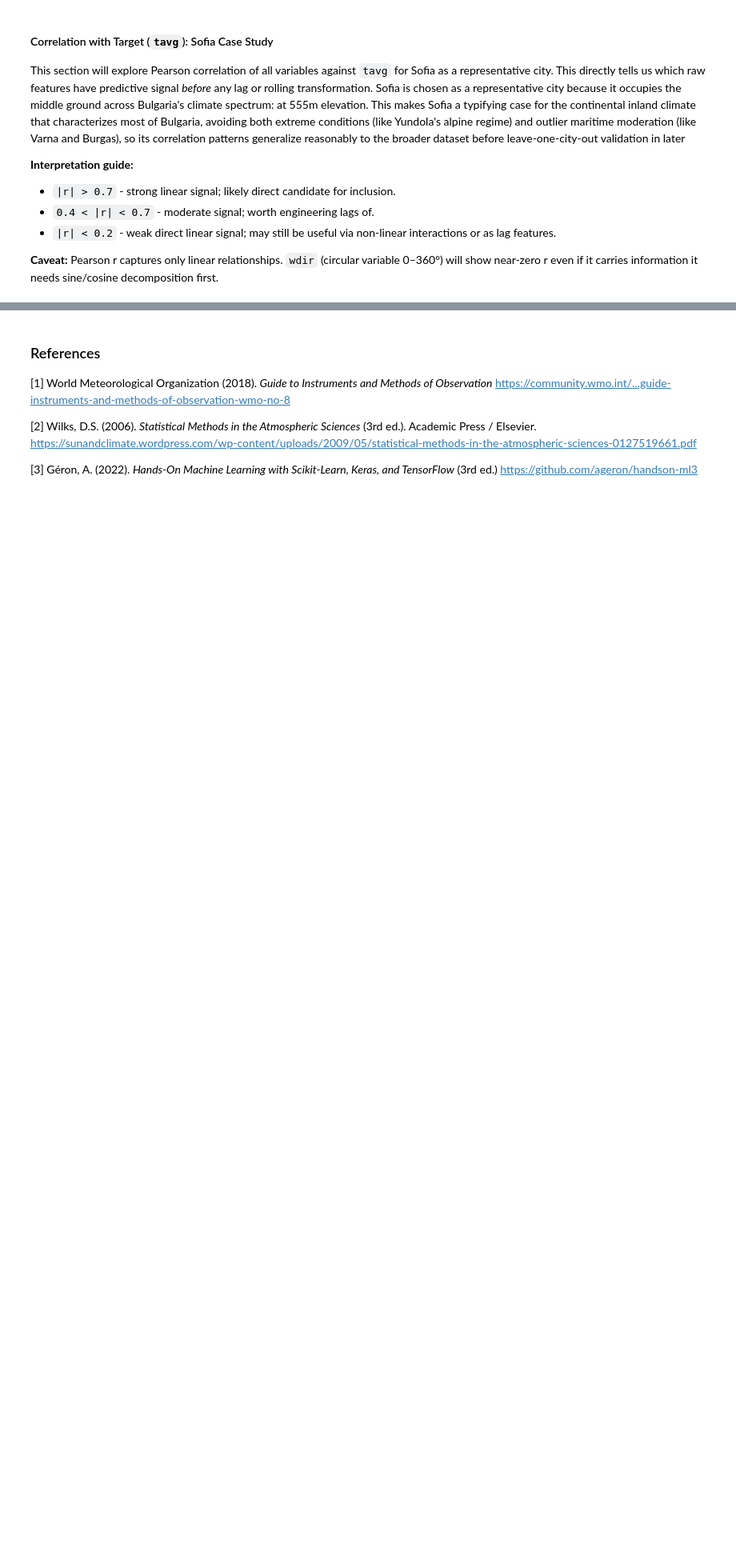
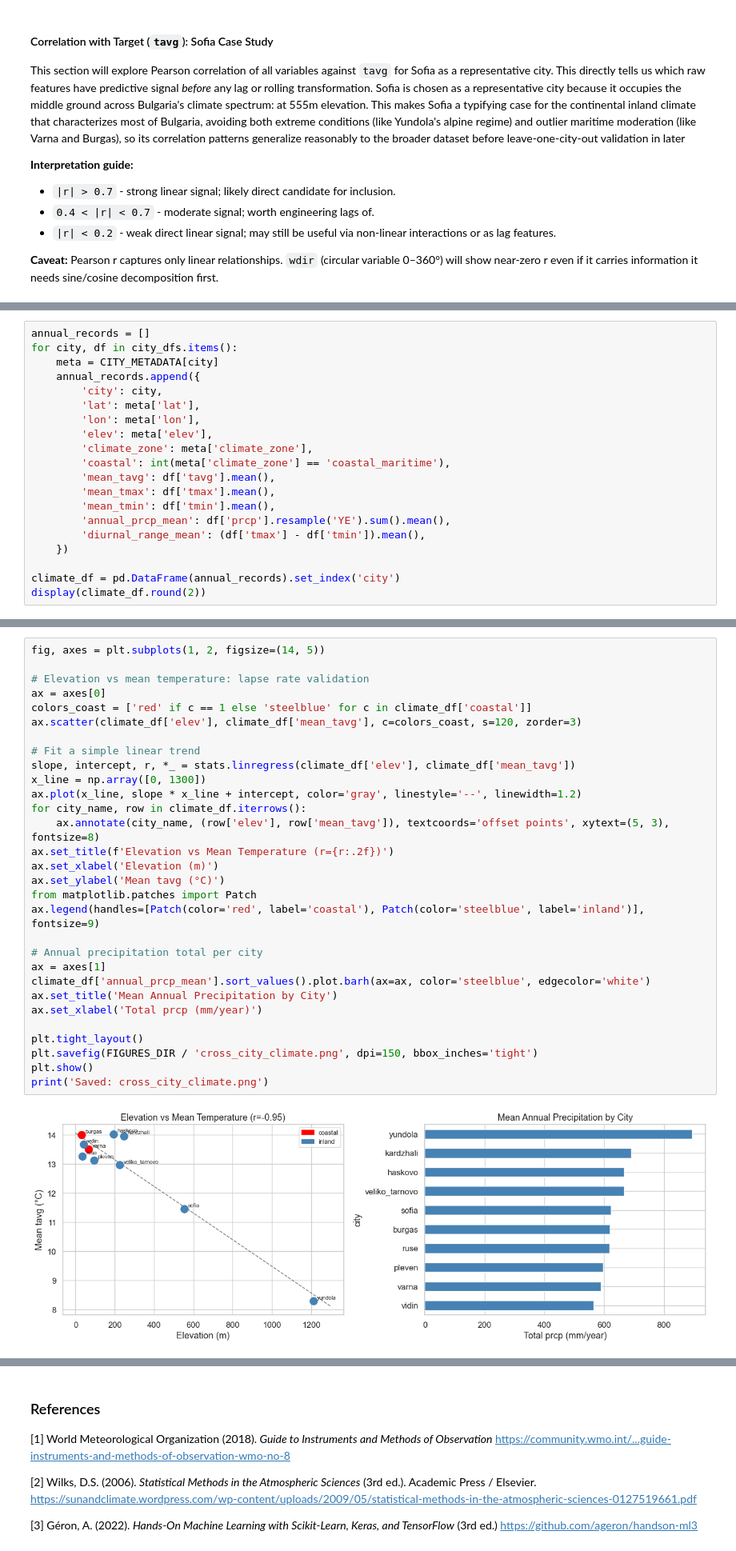
Before and after one commit to crystal-wolfer/AI-ML26-C03-weather-forecasting, a Jupyter notebook: notebooks/01_data_collection_and_eda.ipynb, the cells around one changed output, grey strips where cells are left out. Shown at 80% size. Drawn from its saved outputs; the diff is of its cells as text; blank space fills up the shorter version.

```diff
--- a/notebooks/01_data_collection_and_eda.ipynb
+++ b/notebooks/01_data_collection_and_eda.ipynb
@@ -711,0 +894,20 @@ cloud        -0.384309
+# %%
+annual_records = []
+for city, df in city_dfs.items():
+    meta = CITY_METADATA[city]
+    annual_records.append({
+        'city': city,
+        'lat': meta['lat'],
+        'lon': meta['lon'],
+        'elev': meta['elev'],
+        'climate_zone': meta['climate_zone'],
+        'coastal': int(meta['climate_zone'] == 'coastal_maritime'),
+        'mean_tavg': df['tavg'].mean(),
+        'mean_tmax': df['tmax'].mean(),
+        'mean_tmin': df['tmin'].mean(),
+        'annual_prcp_mean': df['prcp'].resample('YE').sum().mean(),
+        'diurnal_range_mean': (df['tmax'] - df['tmin']).mean(),
+    })
+
+climate_df = pd.DataFrame(annual_records).set_index('city')
+display(climate_df.round(2))
@@ -711,0 +927,32 @@ cloud        -0.384309
+# %%
+fig, axes = plt.subplots(1, 2, figsize=(14, 5))
+
+# Elevation vs mean temperature: lapse rate validation
+ax = axes[0]
+colors_coast = ['red' if c == 1 else 'steelblue' for c in climate_df['coastal']]
+ax.scatter(climate_df['elev'], climate_df['mean_tavg'], c=colors_coast, s=120, zorder=3)
+
+# Fit a simple linear trend
+slope, intercept, r, *_ = stats.linregress(climate_df['elev'], climate_df['mean_tavg'])
+x_line = np.array([0, 1300])
+ax.plot(x_line, slope * x_line + intercept, color='gray', linestyle='--', linewidth=1.2)
+for city_name, row in climate_df.iterrows():
+    ax.annotate(city_name, (row['elev'], row['mean_tavg']), textcoords='offset points', xytext=(5, 3), fontsize=8)
+ax.set_title(f'Elevation vs Mean Temperature (r={r:.2f})')
+ax.set_xlabel('Elevation (m)')
+ax.set_ylabel('Mean tavg (°C)')
+from matplotlib.patches import Patch
+ax.legend(handles=[Patch(color='red', label='coastal'), Patch(color='steelblue', label='inland')], fontsize=9)
+
+# Annual precipitation total per city
+ax = axes[1]
+climate_df['annual_prcp_mean'].sort_values().plot.barh(ax=ax, color='steelblue', edgecolor='white')
+ax.set_title('Mean Annual Precipitation by City')
+ax.set_xlabel('Total prcp (mm/year)')
+
+plt.tight_layout()
+plt.savefig(FIGURES_DIR / 'cross_city_climate.png', dpi=150, bbox_inches='tight')
+plt.show()
+print('Saved: cross_city_climate.png')
+# %% [output]
+[figure, added]
```
Also changed, not shown: parts of 32 cells of this notebook, 9 other files.
